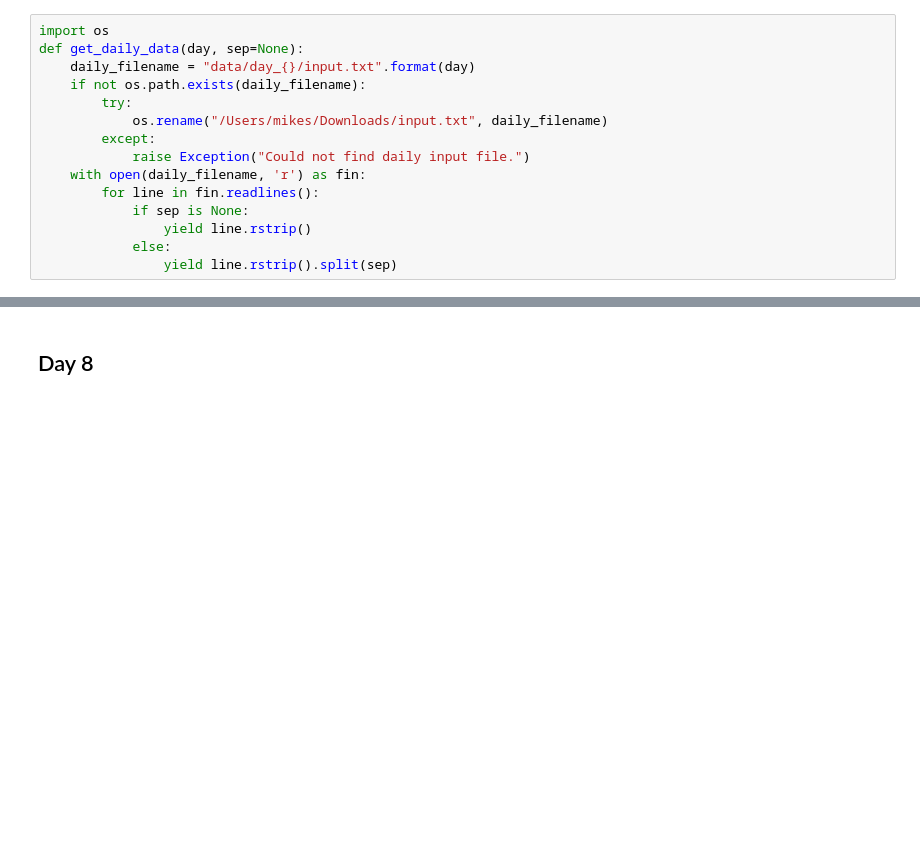
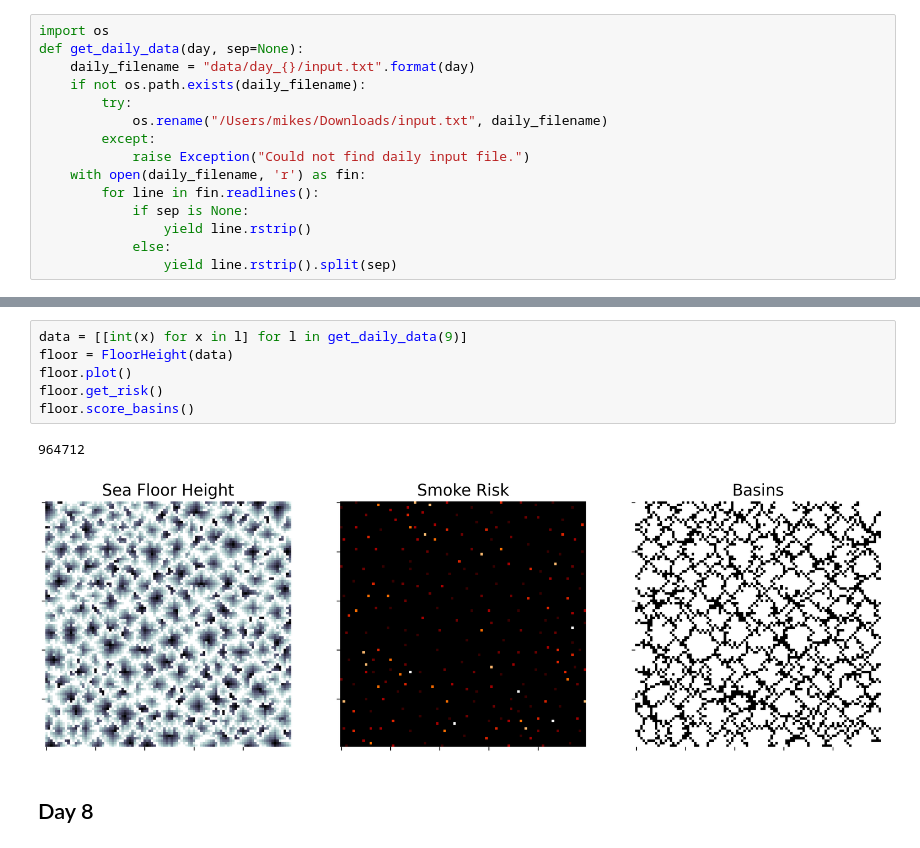
Before and after one commit to mikesivley/advent2021, a Jupyter notebook: advent2021.ipynb, the cells around one changed output, grey strips where cells are left out. Saved outputs shown, nothing was run; the diff lists cells and outputs as text; blank space fills up the shorter version.

```diff
--- a/advent2021.ipynb
+++ b/advent2021.ipynb
@@ -30,3 +129,12 @@ def get_daily_data(day, sep=None):
+# %%
+data = [[int(x) for x in l] for l in get_daily_data(9)]
+floor = FloorHeight(data)
+floor.plot()
+floor.get_risk()
+floor.score_basins()
+# %% [output]
+964712
+[figure, added]
 # %% [markdown]
 ## Day 8
 # %%
```
Also changed, not shown: parts of 23 cells of this notebook.
